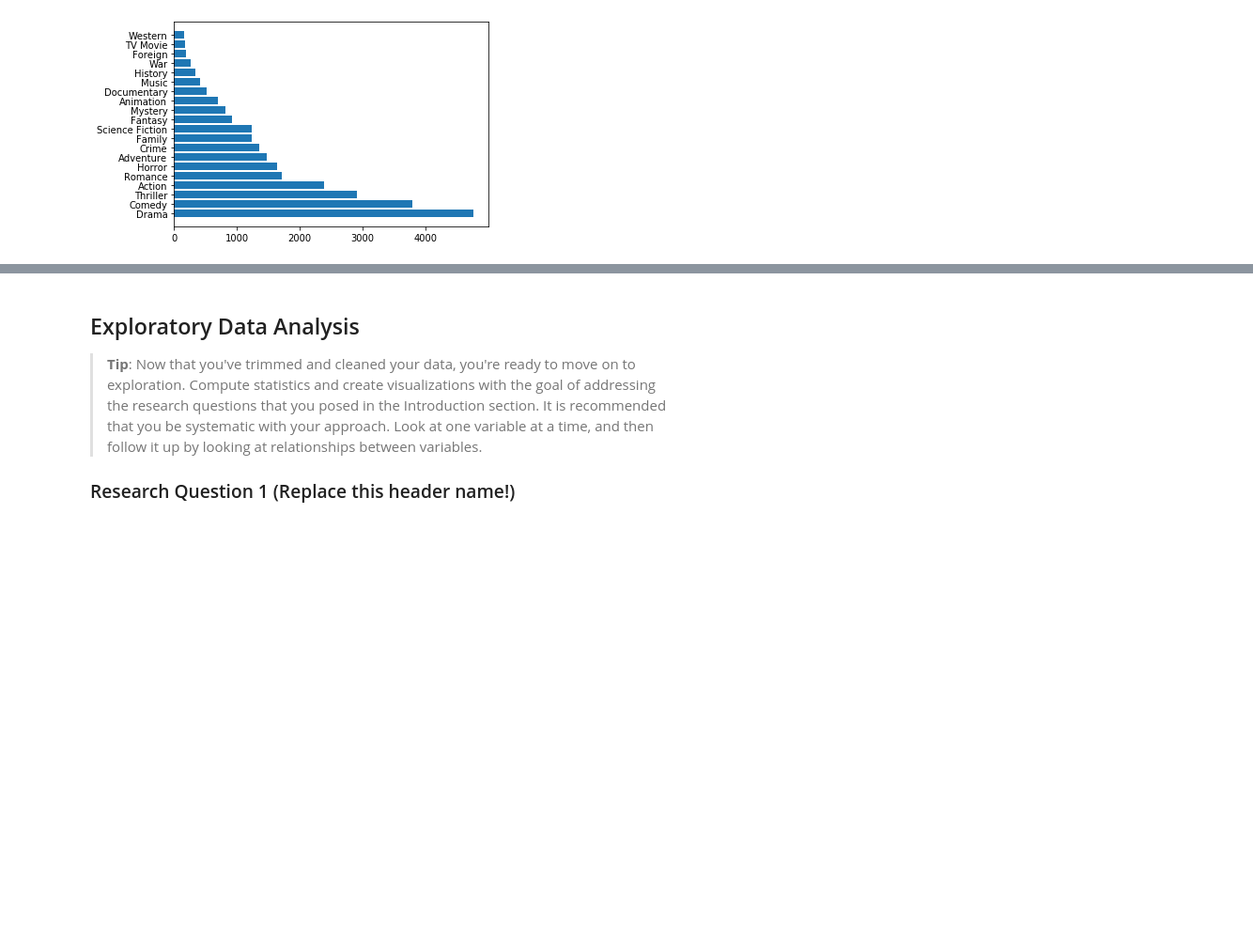
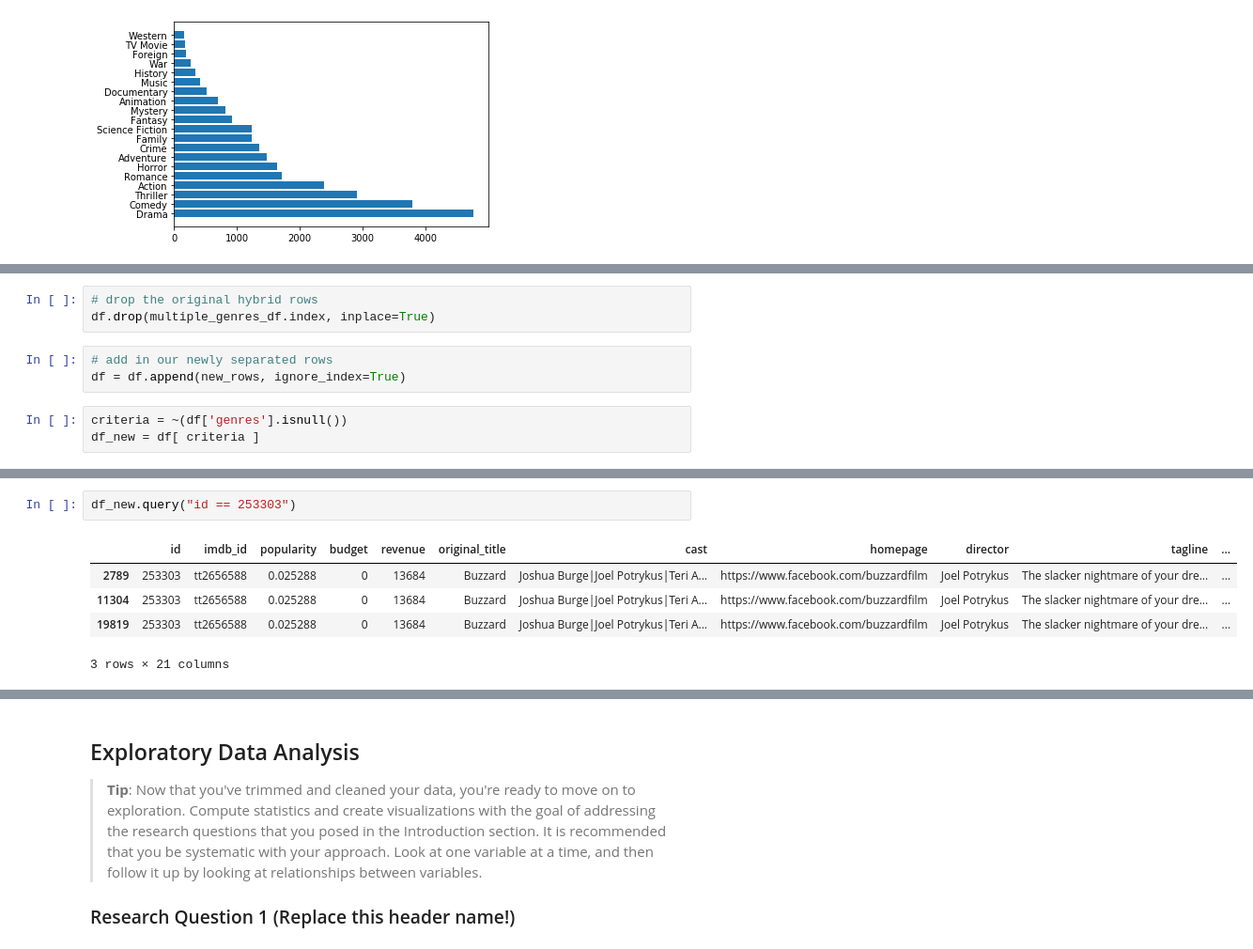
Before and after one commit to jamesl-github/udacity, a Jupyter notebook: nanodegree/data_analysis/Investigate_a_Dataset/investigate-a-dataset.ipynb, the cells around one changed output, grey strips where cells are left out. Shown at 94% size. Cells and saved outputs as stored; diff of their text form; blank space fills up the shorter version.

```diff
--- a/nanodegree/data_analysis/Investigate_a_Dataset/investigate-a-dataset.ipynb
+++ b/nanodegree/data_analysis/Investigate_a_Dataset/investigate-a-dataset.ipynb
@@ -257,0 +614,9 @@ ax.barh(y, x);
+# %%
+# drop the original hybrid rows
+df.drop(multiple_genres_df.index, inplace=True)
+# %%
+# add in our newly separated rows
+df = df.append(new_rows, ignore_index=True)
+# %%
+criteria = ~(df['genres'].isnull())
+df_new = df[ criteria ]
@@ -257,0 +636,8 @@ ax.barh(y, x);
+# %%
+df_new.query("id == 253303")
+# %% [output]
+|  | id | imdb_id | popularity | budget | revenue | original_title | cast | homepage | director | tagline | ... |
+| 2789 | 253303 | tt2656588 | 0.025288 | 0 | 13684 | Buzzard | Joshua Burge|Joel Potrykus|Teri A... | https://www.facebook.com/buzzardfilm | Joel Potrykus | The slacker nightmare of your dre... | ... |
+| 11304 | 253303 | tt2656588 | 0.025288 | 0 | 13684 | Buzzard | Joshua Burge|Joel Potrykus|Teri A... | https://www.facebook.com/buzzardfilm | Joel Potrykus | The slacker nightmare of your dre... | ... |
+| 19819 | 253303 | tt2656588 | 0.025288 | 0 | 13684 | Buzzard | Joshua Burge|Joel Potrykus|Teri A... | https://www.facebook.com/buzzardfilm | Joel Potrykus | The slacker nightmare of your dre... | ... |
+3 rows × 21 columns
```
Also changed, not shown: parts of 19 cells of this notebook.
